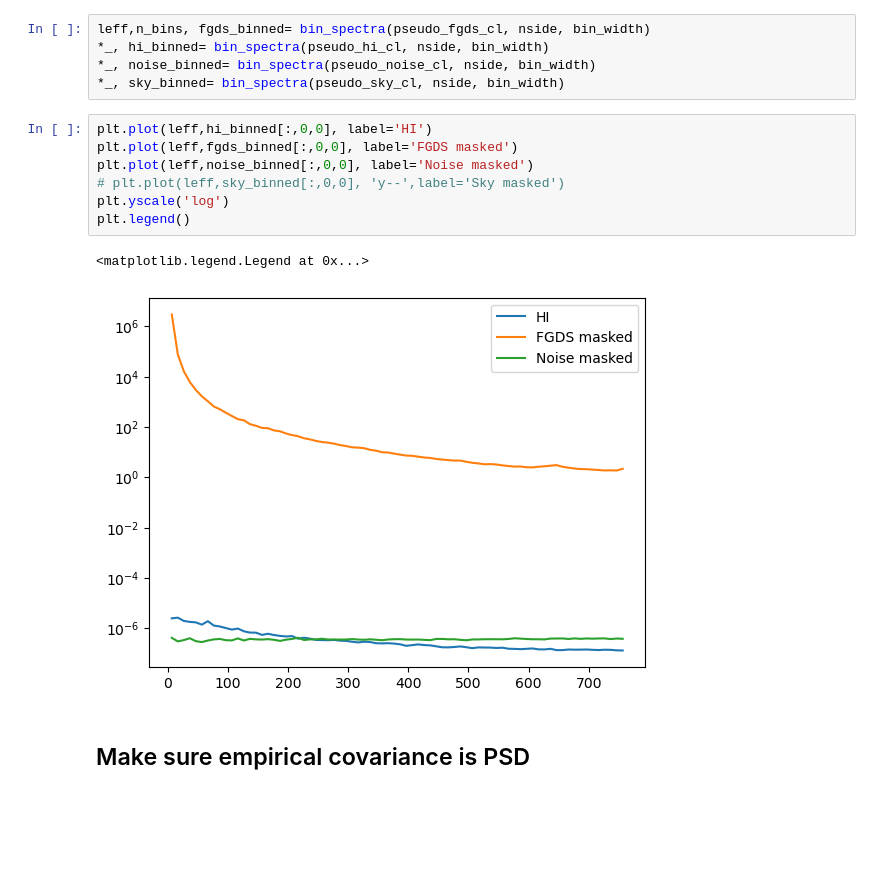
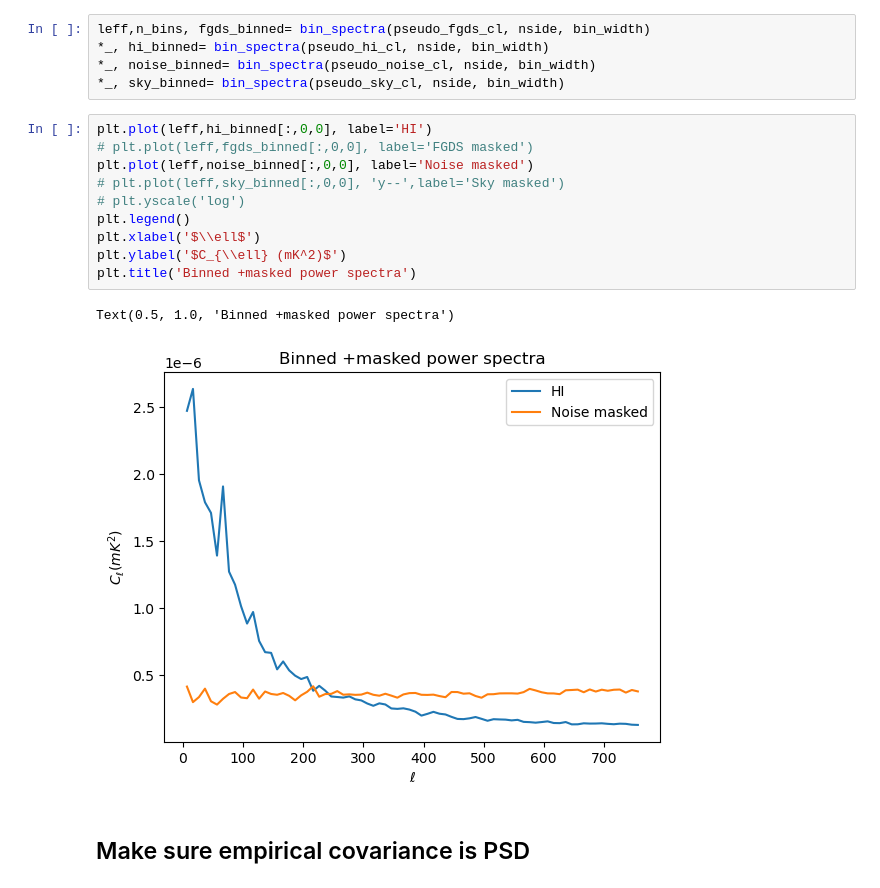
Before and after one commit to urwa99/SMICA_Paper, a Jupyter notebook: Notebooks_1/smica_test.ipynb, the cells around one changed output. Drawn from its saved outputs; the diff is of its cells as text; blank space fills up the shorter version.

```diff
--- a/Notebooks_1/smica_test.ipynb
+++ b/Notebooks_1/smica_test.ipynb
@@ -371,14 +372,17 @@ leff,n_bins, fgds_binned= bin_spectra(pseudo_fgds_cl, nside, bin_width)
 *_, sky_binned= bin_spectra(pseudo_sky_cl, nside, bin_width)
 # %%
 plt.plot(leff,hi_binned[:,0,0], label='HI')
-plt.plot(leff,fgds_binned[:,0,0], label='FGDS masked')
+# plt.plot(leff,fgds_binned[:,0,0], label='FGDS masked')
 plt.plot(leff,noise_binned[:,0,0], label='Noise masked')
 # plt.plot(leff,sky_binned[:,0,0], 'y--',label='Sky masked')
-plt.yscale('log')
+# plt.yscale('log')
 plt.legend()
+plt.xlabel('$\\ell$')
+plt.ylabel('$C_{\\ell} (mK^2)$')
+plt.title('Binned +masked power spectra')
 # %% [output]
-<matplotlib.legend.Legend at 0x...>
+Text(0.5, 1.0, 'Binned +masked power spectra')
-[figure, old version]
+[figure, new version]
 # %% [markdown]
 ## Make sure empirical covariance is PSD
 # %%
```
Also changed, not shown: parts of 9 cells of this notebook.
